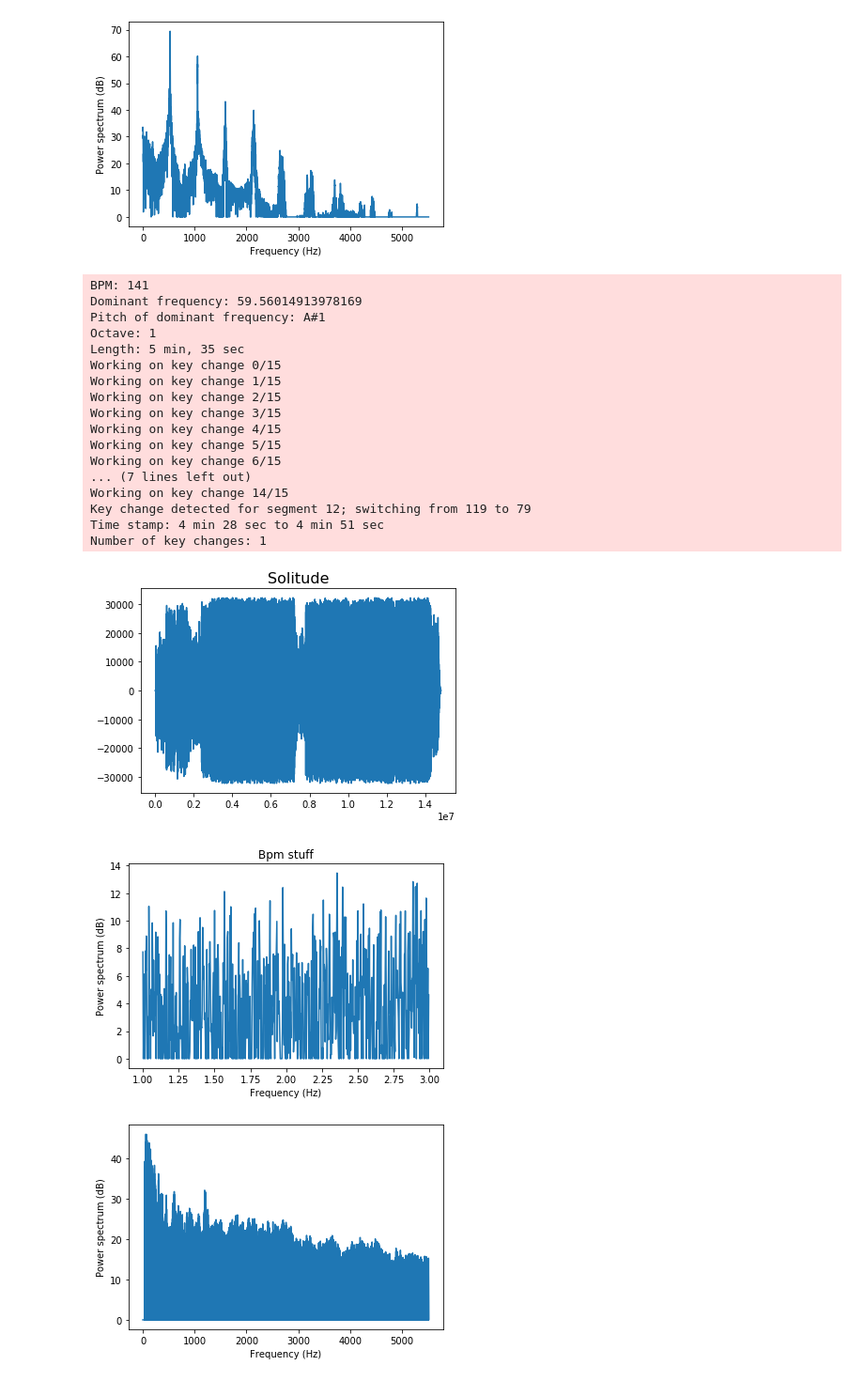
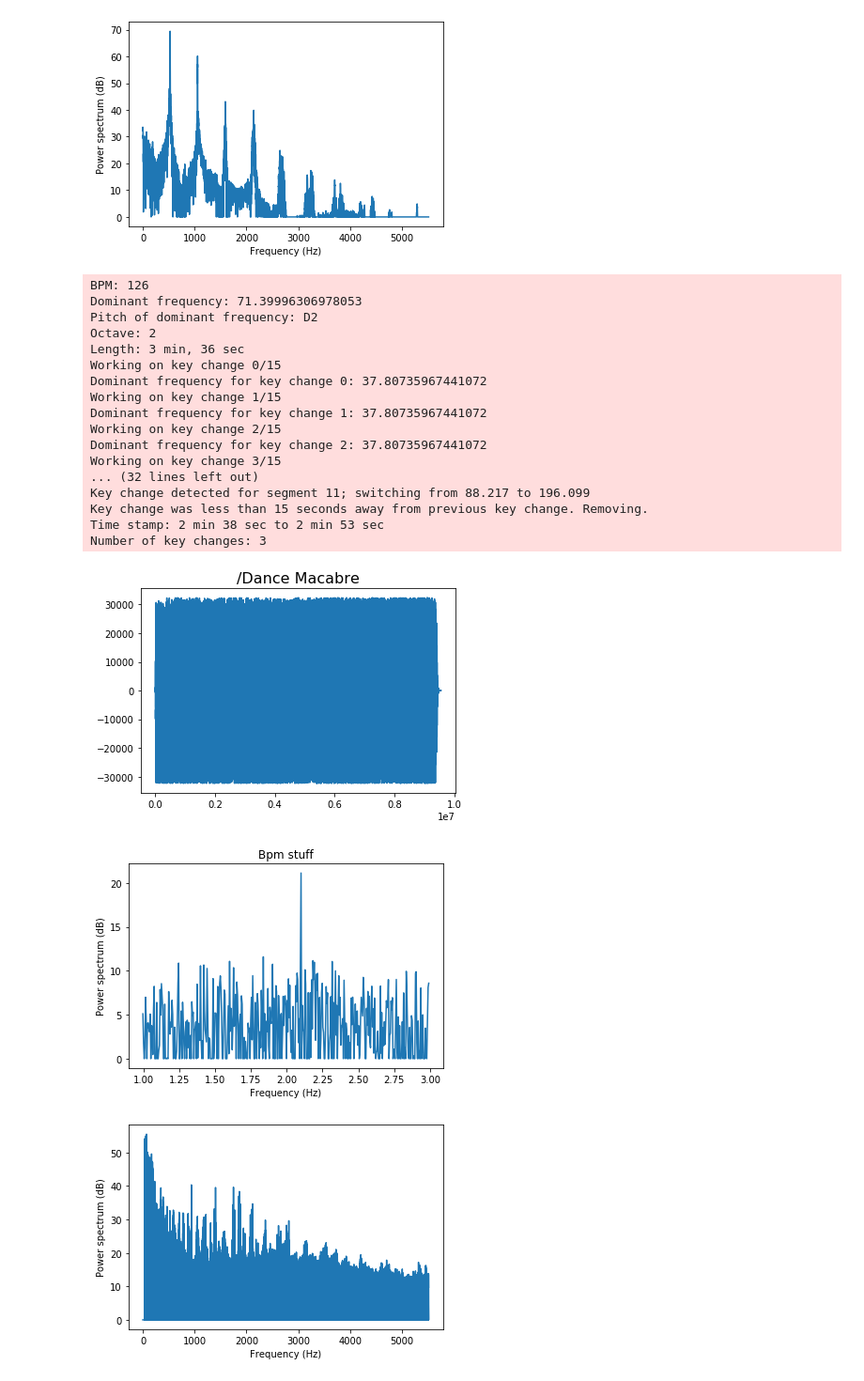
Before and after one commit to CuttlefishEmpire/FourierTransform, a Jupyter notebook: help.ipynb, the cells around one changed output. Shown at 94% size. Drawn from its saved outputs; the diff is of its cells as text; code cells hidden in the pictures.

```diff
--- a/help.ipynb
+++ b/help.ipynb
@@ -266,6 +266,7 @@ import scipy as sp
 import matplotlib.pyplot as plt
 from scipy.fftpack import fft
 from math import log2, pow
+from os import listdir
 
 data = open("output.txt","w")
 bpms = []
@@ -284,9 +285,8 @@ def fourierTransform(audName):
 
     # Plot the audio signal in time
     plt.plot(Audiodata)
-    plt.title(AudioName[:len(AudioName)-4],size=16)
+    plt.title(AudioName[AudioName.index("/"):len(AudioName)-4],size=16)
     # Power spectrum
-    #def fourierTransform(aud):
     n = len(Audiodata)
     AudioFreq = fft(Audiodata)
     AudioFreq = AudioFreq[0:int(np.ceil((n+1)/2.0))]
@@ -439,15 +439,18 @@ def fourierTransform(audName):
                     noNegs3[v] = 0
             dominantFrqKEY = parsedFreqAxisKEY[noNegs3.index(max(noNegs3))]
             keys.append(dominantFrqKEY)
+            print("Dominant frequency for key change "+str(y)+": "+str(dominantFrqKEY))
         timestampsOfKeyChanges = []
-        for k in keys[:len(keys)-1]:
-            larger = max(k, keys[keys.index(k)+1])
-            smaller = min(k, keys[keys.index(k)+1])
+        for l in range(0,len(keys)-2):
+            k = keys[l]
+            larger = max(k, keys[l+1])
+            smaller = min(k, keys[l+1])
             val = larger/smaller
-            if abs(k-keys[keys.index(k)+1])>30 and val-int(val)>0.15:
+            if abs(log2(val)-round(log2(val))>0.15) and abs(k-keys[l+1])>15:
+#            if abs(k-keys[keys.index(k)+1])>30 and val-int(val)>0.15 and int(val) != 2:
                 nKeyDs+=1
-                print("Key change detected for segment "+str(keys.index(k))+"; switching from "+str(int(k))+" to "+str(int(keys[keys.index(k)+1])))
-                segment = keys.index(k)
+                print("Key change detected for segment "+str(l)+"; switching from "+str(k)[:str(k).index(".")+4]+" to "+str(keys[l+1])[:str(keys[l+1]).index(".")+4])
+                segment = l
                 timestampsOfKeyChanges.append(int((length/15)*segment))
                 if len(timestampsOfKeyChanges)>=2:
                     if abs(timestampsOfKeyChanges[-2]-timestampsOfKeyChanges[-1])<15:
@@ -493,57 +496,59 @@ def fourierTransform(audName):
     plt.xlabel('Frequency (Hz)'); plt.ylabel('Power spectrum (dB)')
     plt.show()
 
-#rock = ["We are the Champions.wav","We Will Rock You.wav","Living on a Prayer.wav"]
-genre = "rock"
-rock = ["Solitude.wav", "Solitude (but shit).wav"]
+# rock = ["Dance Macabre.wav"]
+genre = "Rock"
+genreL = genre.lower()
+# rock = listdir(genre+"/")
 
 def mean(m):
     return sum(m)/len(m)
 
-genreToUse = eval(genre)
-for song in genreToUse:
-    fourierTransform(song)
+# genreToUse = eval(genre)
+# for song in genreToUse:
+#     fourierTransform(genre+"/"+song)
+fourierTransform("Rock/Dance Macabre.wav")
 
 data.write("BPM:    \n")
 for b in bpms:
     data.write(names[bpms.index(b)]+": "+str(b)+"\n")
 data.write("\nDominant frequencies:    \n")
 for d in domFrqs:
     data.write(names[domFrqs.index(d)]+": "+str(d)[:str(d).index(".")+4]+"\n")
 data.write("\nLengths:    \n")
 for l in lengths:
     data.write(names[lengths.index(l)]+": "+str(int(l))+"\n")
 data.write("\nKey changes:    \n")
 for k in range(0,len(keyChanges)):
     data.write(names[k]+": "+str(int(keyChanges[k]))+"\n")
 data.write("\nOctave:\n")
 for o in range(0,len(octaves)):
     data.write(names[o]+": "+str(int(octaves[o]))+"\n")
-data.write("\nAverage BPM for "+genre+": "+str(mean(bpms))[:str(mean(bpms)).index(".")+4]+"\n")
-data.write("\nAverage dominant frequency for "+genre+": "+str(mean(domFrqs))[:str(mean(domFrqs)).index(".")+4]+"\n")
-data.write("\nAverage length for "+genre+": "+str(mean(lengths))[:str(mean(lengths)).index(".")+4]+"\n")
-data.write("\nAverage number of key changes for "+genre+": "+str(mean(keyChanges))[:str(mean(keyChanges)).index(".")+4]+"\n")
-data.write("\nAverage octave for "+genre+": "+str(mean(octaves))[:str(mean(octaves)).index(".")+4]+"\n")
+data.write("\nAverage BPM for "+genreL+": "+str(mean(bpms))[:str(mean(bpms)).index(".")+4]+"\n")
+data.write("\nAverage dominant frequency for "+genreL+": "+str(mean(domFrqs))[:str(mean(domFrqs)).index(".")+4]+"\n")
+data.write("\nAverage length for "+genreL+": "+str(mean(lengths))[:str(mean(lengths)).index(".")+4]+"\n")
+data.write("\nAverage number of key changes for "+genreL+": "+str(mean(keyChanges))[:str(mean(keyChanges)).index(".")+4]+"\n")
+data.write("\nAverage octave for "+genreL+": "+str(mean(octaves))[:str(mean(octaves)).index(".")+4]+"\n")
 
 data.close()
 # %% [output]
-BPM: 141
-Dominant frequency: 59.56014913978169
-Pitch of dominant frequency: A#1
-Octave: 1
-Length: 5 min, 35 sec
+BPM: 126
+Dominant frequency: 71.39996306978053
+Pitch of dominant frequency: D2
+Octave: 2
+Length: 3 min, 36 sec
 Working on key change 0/15
+Dominant frequency for key change 0: 37.80735967441072
 Working on key change 1/15
+Dominant frequency for key change 1: 37.80735967441072
 Working on key change 2/15
+Dominant frequency for key change 2: 37.80735967441072
 Working on key change 3/15
-Working on key change 4/15
-Working on key change 5/15
-Working on key change 6/15
-... (7 lines left out)
-Working on key change 14/15
-Key change detected for segment 12; switching from 119 to 79
-Time stamp: 4 min 28 sec to 4 min 51 sec
-Number of key changes: 1
+... (32 lines left out)
+Key change detected for segment 11; switching from 88.217 to 196.099
+Key change was less than 15 seconds away from previous key change. Removing.
+Time stamp: 2 min 38 sec to 2 min 53 sec
+Number of key changes: 3
-[figure, old version]
+[figure, new version]
-[figure, old version]
+[figure, new version]
-[figure, old version]
+[figure, new version]
```
Also changed, not shown: parts of 1 cell of this notebook, 2 other files.
